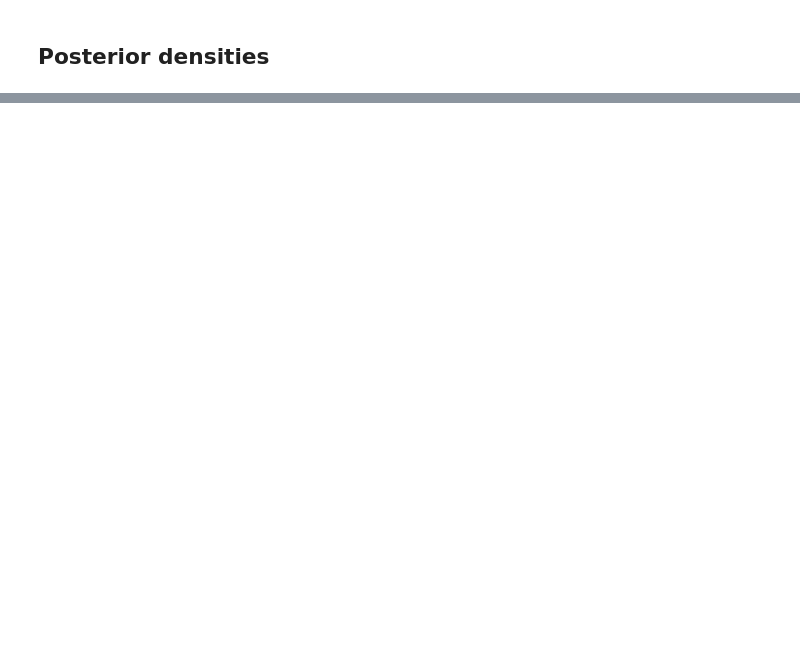
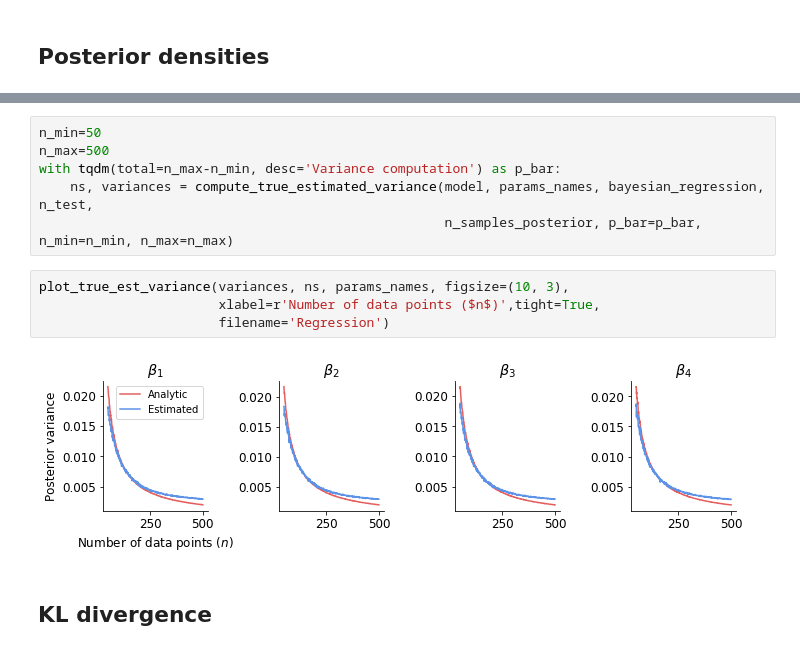
Before and after one commit to stefanradev93/cINN, a Jupyter notebook: 20190413_cINN_Bayesian_Regression_Final.ipynb, the cells around one changed output, grey strips where cells are left out. Drawn from its saved outputs; the diff is of its cells as text; blank space fills up the shorter version.

```diff
--- a/20190413_cINN_Bayesian_Regression_Final.ipynb
+++ b/20190413_cINN_Bayesian_Regression_Final.ipynb
@@ -435,0 +573,14 @@ model.sample()
+# %%
+n_min=50
+n_max=500
+with tqdm(total=n_max-n_min, desc='Variance computation') as p_bar:
+    ns, variances = compute_true_estimated_variance(model, params_names, bayesian_regression, n_test,
+                                                    n_samples_posterior, p_bar=p_bar, n_min=n_min, n_max=n_max)
+# %%
+plot_true_est_variance(variances, ns, params_names, figsize=(10, 3),
+                       xlabel=r'Number of data points ($n$)',tight=True,
+                       filename='Regression')
+# %% [output]
+[figure, added]
+# %% [markdown]
+## KL divergence
```
Also changed, not shown: parts of 27 cells of this notebook, 32 other files.
